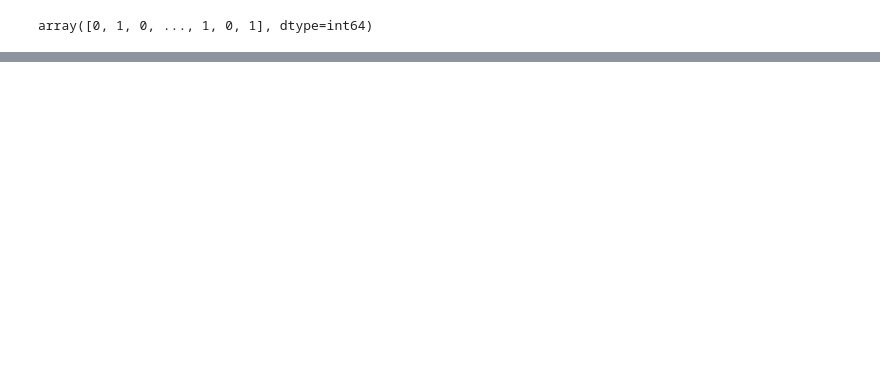
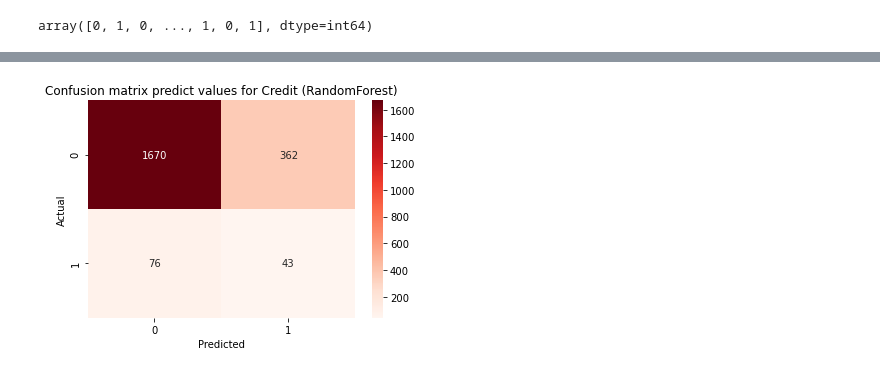
Before and after one commit to Melodyellinn/Scoring_app, a Jupyter notebook: Notebook_predict.ipynb, the cells around one changed output, grey strips where cells are left out. Cells and saved outputs as stored; diff of their text form; code cells hidden in the pictures; blank space fills up the shorter version.

```diff
--- a/Notebook_predict.ipynb
+++ b/Notebook_predict.ipynb
@@ -61,4 +70,6 @@ results
 # %%
-my_model.predict(X_test)
+###### CELL FOR USE PREDICT ######
+y_pred = my_model.predict(X_test)
+y_pred
 # %% [output]
 array([0, 1, 0, ..., 1, 0, 1], dtype=int64)
@@ -64,0 +108,10 @@ array([0, 1, 0, ..., 1, 0, 1], dtype=int64)
+# %%
+###### CONFUSION MATRIX ######
+conf_mat = confusion_matrix(y_test, y_pred)
+sns.heatmap(conf_mat, annot=True, fmt="d", cmap="Reds")
+plt.title("Confusion matrix predict values for Credit (RandomForest)")
+plt.xlabel("Predicted")
+plt.ylabel("Actual")
+plt.show()
+# %% [output]
+[figure, added]
```
Also changed, not shown: parts of 11 cells of this notebook, 1 other file.
